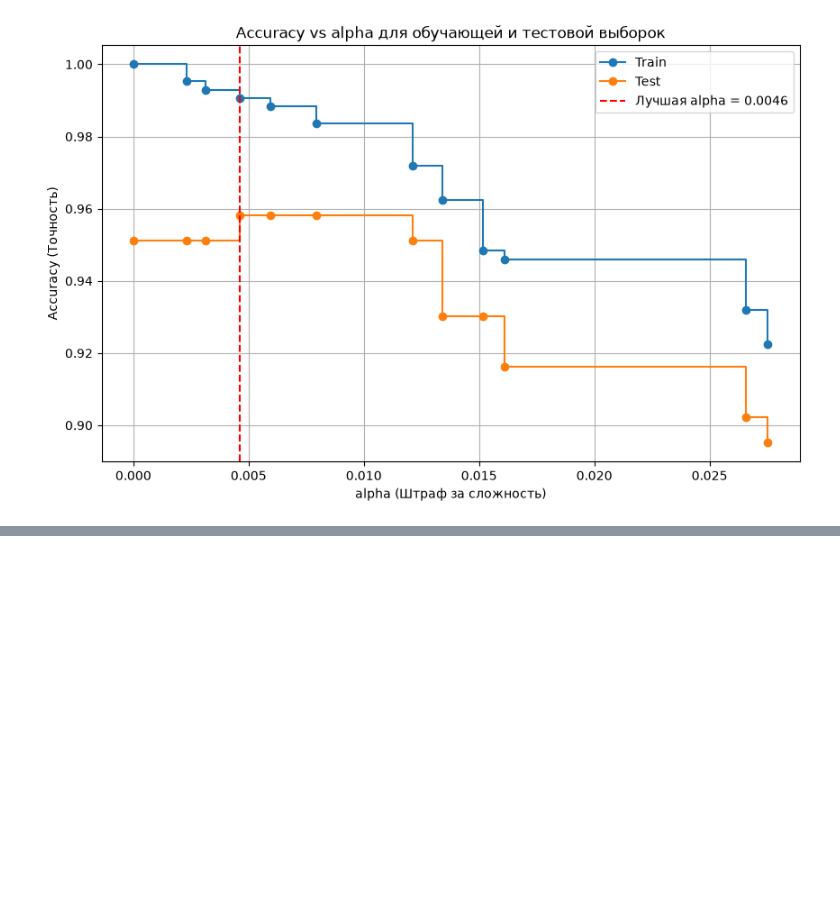
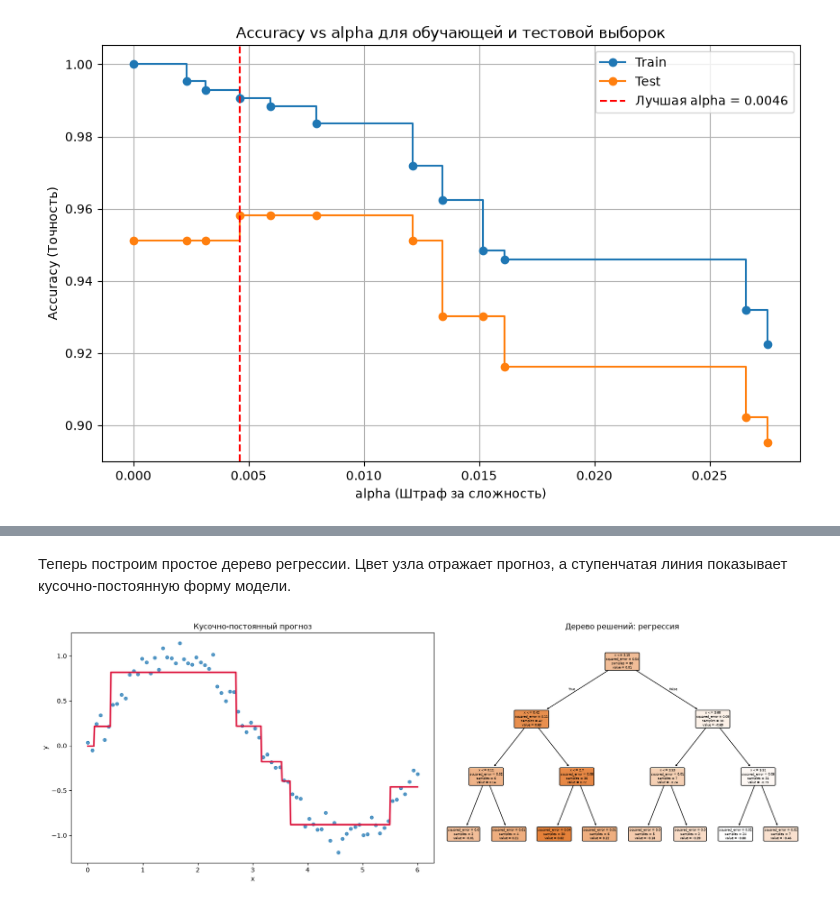
Before and after one commit to AndrewKr123/Ml, a Jupyter notebook: tutorials/decisiontrees.ipynb, the cells around one changed output, grey strips where cells are left out. Cells and saved outputs as stored; diff of their text form; code cells hidden in the pictures; blank space fills up the shorter version.

```diff
--- a/tutorials/decisiontrees.ipynb
+++ b/tutorials/decisiontrees.ipynb
@@ -593,0 +701,26 @@ plt.show()
+# %% [markdown]
+Теперь построим простое дерево регрессии. Цвет узла отражает прогноз, а ступенчатая линия показывает кусочно-постоянную форму модели.
+# %%
+import numpy as np
+import matplotlib.pyplot as plt
+from sklearn.tree import DecisionTreeRegressor, plot_tree
+
+rng = np.random.default_rng(42)
+X_reg = np.linspace(0, 6, 80).reshape(-1, 1)
+y_reg = np.sin(X_reg[:, 0]) + rng.normal(0, 0.12, len(X_reg))
+regressor = DecisionTreeRegressor(max_depth=3, random_state=42)
+regressor.fit(X_reg, y_reg)
+X_grid = np.linspace(0, 6, 500).reshape(-1, 1)
+
+fig, axes = plt.subplots(1, 2, figsize=(17, 6))
+axes[0].scatter(X_reg[:, 0], y_reg, s=25, alpha=0.75)
+axes[0].plot(X_grid[:, 0], regressor.predict(X_grid), color="crimson", linewidth=2.5)
+axes[0].set_title("Кусочно-постоянный прогноз")
+axes[0].set_xlabel("x")
+axes[0].set_ylabel("y")
+plot_tree(regressor, feature_names=["x"], filled=True, rounded=True, ax=axes[1], precision=2)
+axes[1].set_title("Дерево решений: регрессия")
+plt.tight_layout()
+plt.show()
+# %% [output]
+[figure, added]
```
Also changed, not shown: parts of 16 cells of this notebook, 7 other files.
